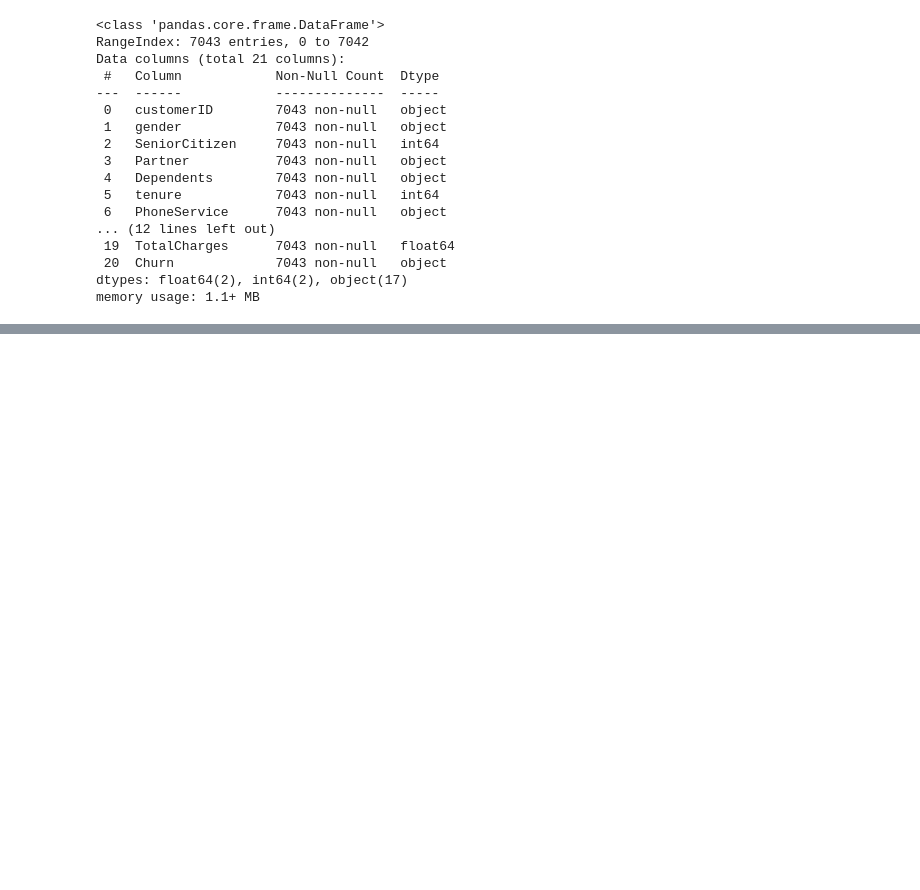
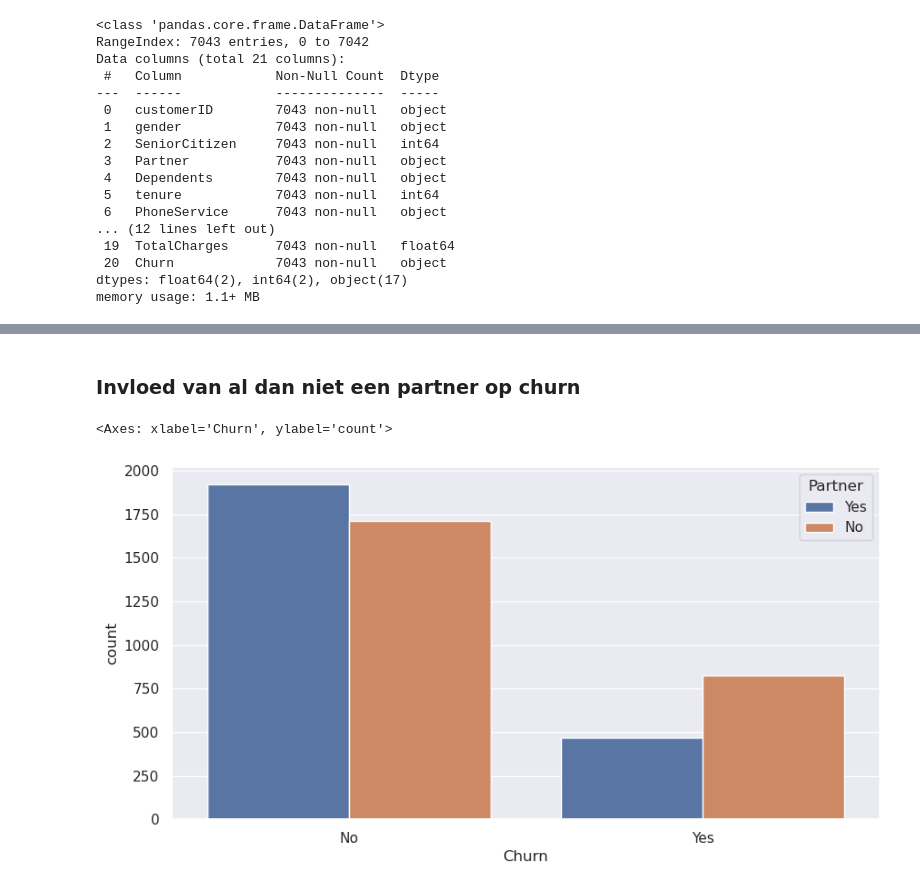
Before and after one commit to effevee/data_analyse_ml_frankv, a Jupyter notebook: ProjectChurn/project_churn.ipynb, the cells around one changed output, grey strips where cells are left out. Cells and saved outputs as stored; diff of their text form; code cells hidden in the pictures; blank space fills up the shorter version.

```diff
--- a/ProjectChurn/project_churn.ipynb
+++ b/ProjectChurn/project_churn.ipynb
@@ -182,0 +278,7 @@ df.TotalCharges = []
+# %% [markdown]
+### Invloed van al dan niet een partner op churn
+# %%
+snb.countplot(x=train_set.Churn,data=train_set,hue=train_set.Partner)
+# %% [output]
+<Axes: xlabel='Churn', ylabel='count'>
+[figure, added]
```
Also changed, not shown: parts of 39 cells of this notebook, 2 other files.
